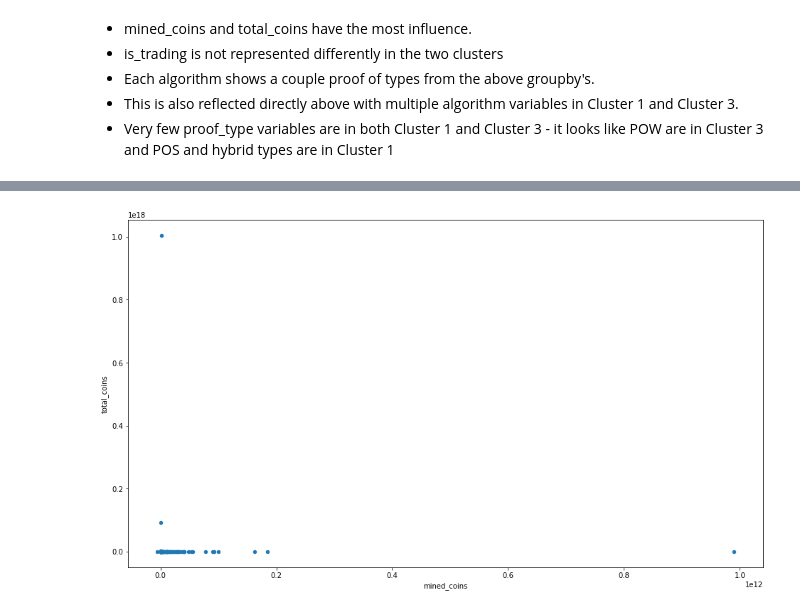
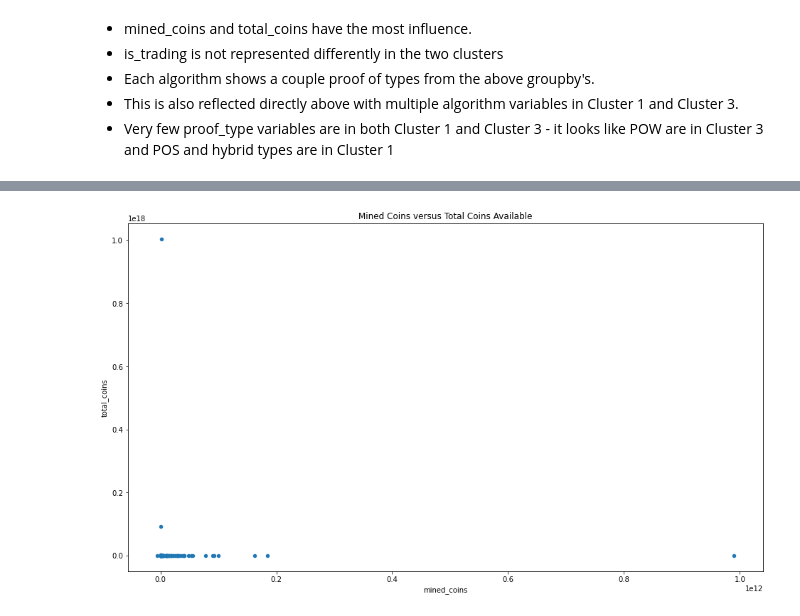
Before and after one commit to ejw-data/ml-clustering-crypto, a Jupyter notebook: clustering_crypto_types.ipynb, the cells around one changed output, grey strips where cells are left out. Saved outputs shown, nothing was run; the diff lists cells and outputs as text; code cells hidden in the pictures.

```diff
--- a/clustering_crypto_types.ipynb
+++ b/clustering_crypto_types.ipynb
@@ -927,5 +928,6 @@ PC 3                                          -0.32                0.14
 * Very few proof_type variables are in both Cluster 1 and Cluster 3 - it looks like POW are in Cluster 3 and POS and hybrid types are in Cluster 1
 # %%
 # plot mined_coins versus total_coins
-df_orig_classed.plot(kind='scatter', x='mined_coins', y='total_coins', figsize=(16,9));
+df_orig_classed.plot(kind='scatter', x='mined_coins', y='total_coins', title="Mined Coins versus Total Coins Available", figsize=(16,9));
+plt.savefig("./images/two-feature-plot.jpg", dpi=150)
 # %% [output]
@@ -932 +935 @@ df_orig_classed.plot(kind='scatter', x='mined_coins', y='total_coins', figsize=(
-[figure, old version]
+[figure, new version]
```
Also changed, not shown: parts of 5 cells of this notebook, 3 other files.
